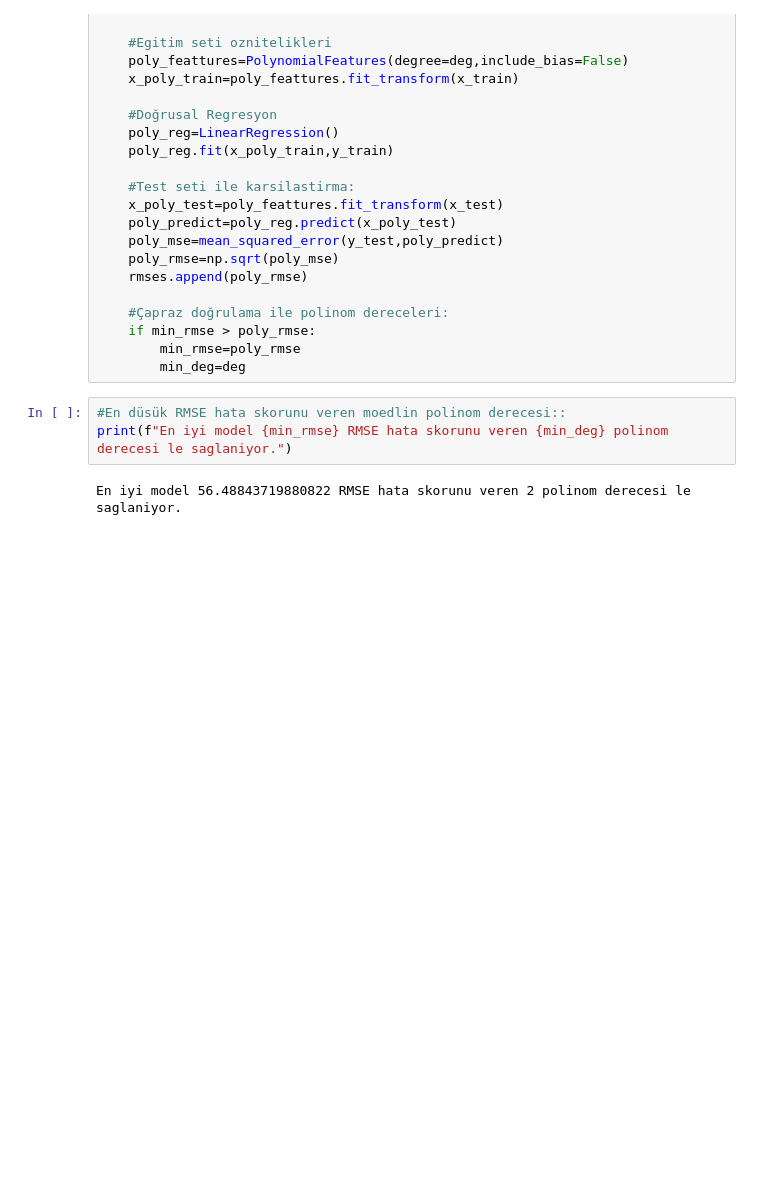
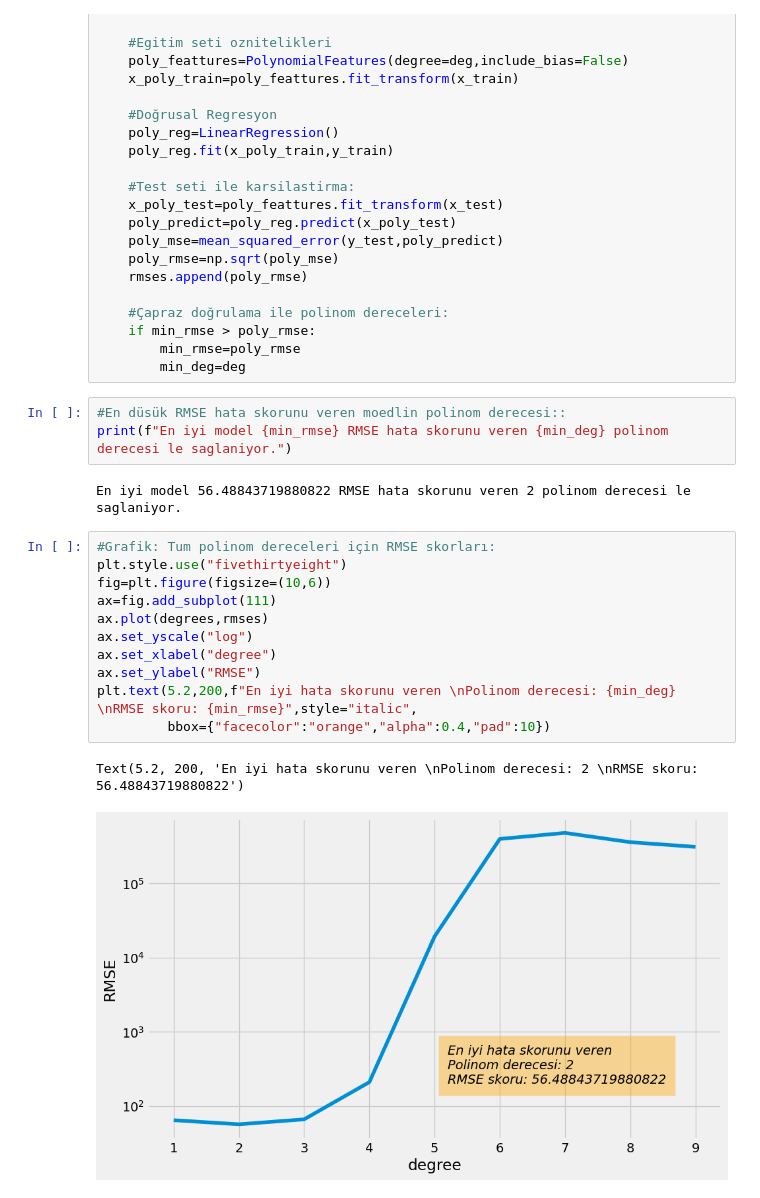
Before and after one commit to enesacarq/ml-experiments, a Jupyter notebook: regression/11_multiple_polynomial_regression.ipynb, the cells around one changed output. Drawn from its saved outputs; the diff is of its cells as text; blank space fills up the shorter version.

Commit message:
add graph 2.degree polinom

```diff
--- a/regression/11_multiple_polynomial_regression.ipynb
+++ b/regression/11_multiple_polynomial_regression.ipynb
@@ -67,3 +67,17 @@ for deg in degrees:
 print(f"En iyi model {min_rmse} RMSE hata skorunu veren {min_deg} polinom derecesi le saglaniyor.")
 # %% [output]
 En iyi model 56.48843719880822 RMSE hata skorunu veren 2 polinom derecesi le saglaniyor.
+# %%
+#Grafik: Tum polinom dereceleri için RMSE skorları:
+plt.style.use("fivethirtyeight")
+fig=plt.figure(figsize=(10,6))
+ax=fig.add_subplot(111)
+ax.plot(degrees,rmses)
+ax.set_yscale("log")
+ax.set_xlabel("degree")
+ax.set_ylabel("RMSE")
+plt.text(5.2,200,f"En iyi hata skorunu veren \nPolinom derecesi: {min_deg} \nRMSE skoru: {min_rmse}",style="italic",
+         bbox={"facecolor":"orange","alpha":0.4,"pad":10})
+# %% [output]
+Text(5.2, 200, 'En iyi hata skorunu veren \nPolinom derecesi: 2 \nRMSE skoru: 56.48843719880822')
+[figure, added]
```
